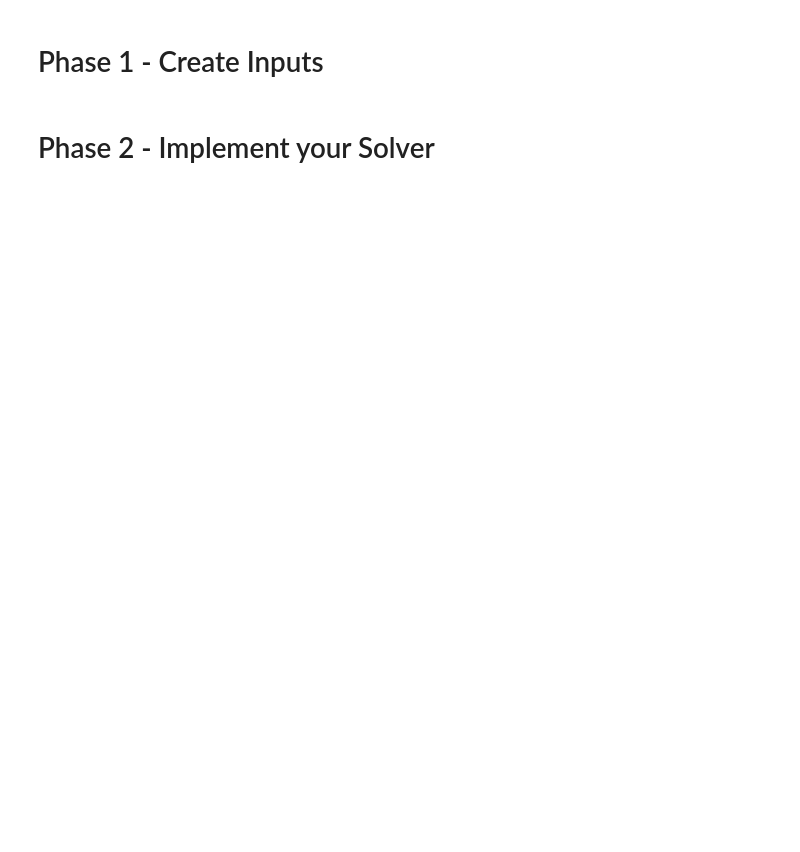
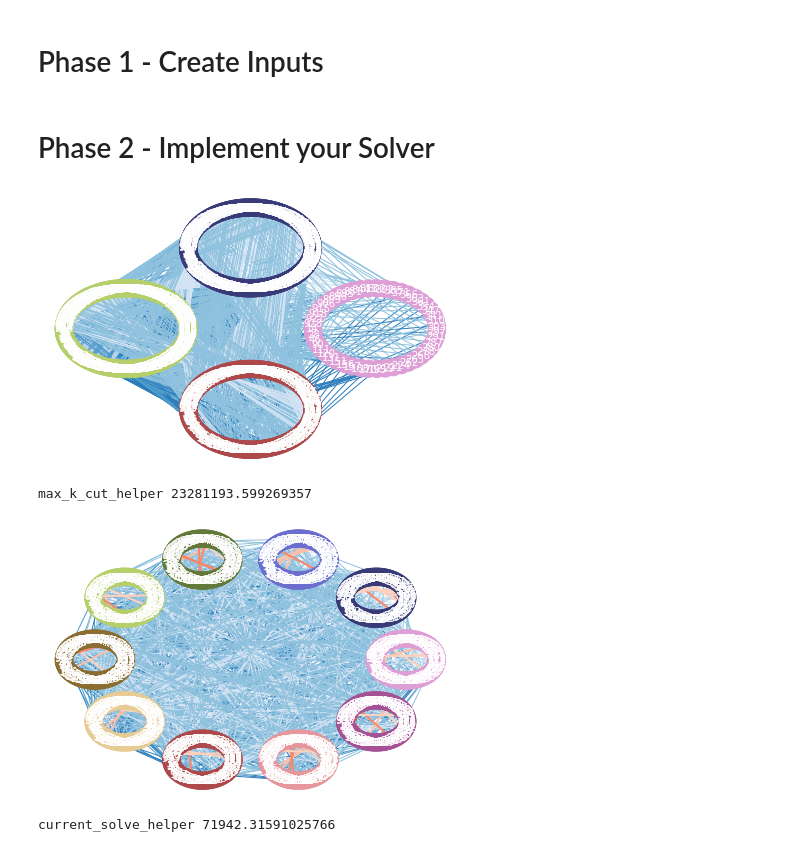
Before and after one commit to riensou/CS-170-Project-Fa22, a Jupyter notebook: main.ipynb, the cells around one changed output. Cells and saved outputs as stored; diff of their text form; code cells hidden in the pictures; blank space fills up the shorter version.

```diff
--- a/main.ipynb
+++ b/main.ipynb
@@ -87,6 +87,11 @@ def random_solve(G: nx.Graph):
                 G.nodes[v]['team'] = this_team
                 teams[this_team - 1] += 1
                 look_for_team = False
+# %%
+def sdp_solve(k):
+    def sdp_solve_helper(G: nx.Graph):
+        sdp_max_k_cut_solve(k)(G)
+    return sdp_solve_helper
 # %%
 def current_solve(in_file):
     def current_solve_helper(G: nx.Graph):
@@ -115,20 +117,25 @@ def solve(G: nx.Graph):
 # %%
-input = 'inputs/small1.in'
+input = 'inputs/large85.in'
 
-solvers = [solve, current_solve(input)]
+solvers = [sdp_solve(10), current_solve(input)]
 
 for solver in solvers:
     G = read_input(input)
 
     k = solver(G)
     validate_output(G)
     visualize(G)
     print(solver.__name__, score(G))
 
 # G = read_input('self_inputs/medium.in')
 # max_k_cut_solve(9)(G)
 # visualize(G)
 # print(score(G))
+# %% [output]
+[figure, added]
+max_k_cut_helper 23281193.599269357
+[figure, added]
+current_solve_helper 71942.31591025766
 # %%
 # run(max_k_cut_solve(2), 'self_inputs/small.in', 'self_outputs/small.out')
 # %%
```
Also changed, not shown: parts of 2 cells of this notebook, 54 other files.
